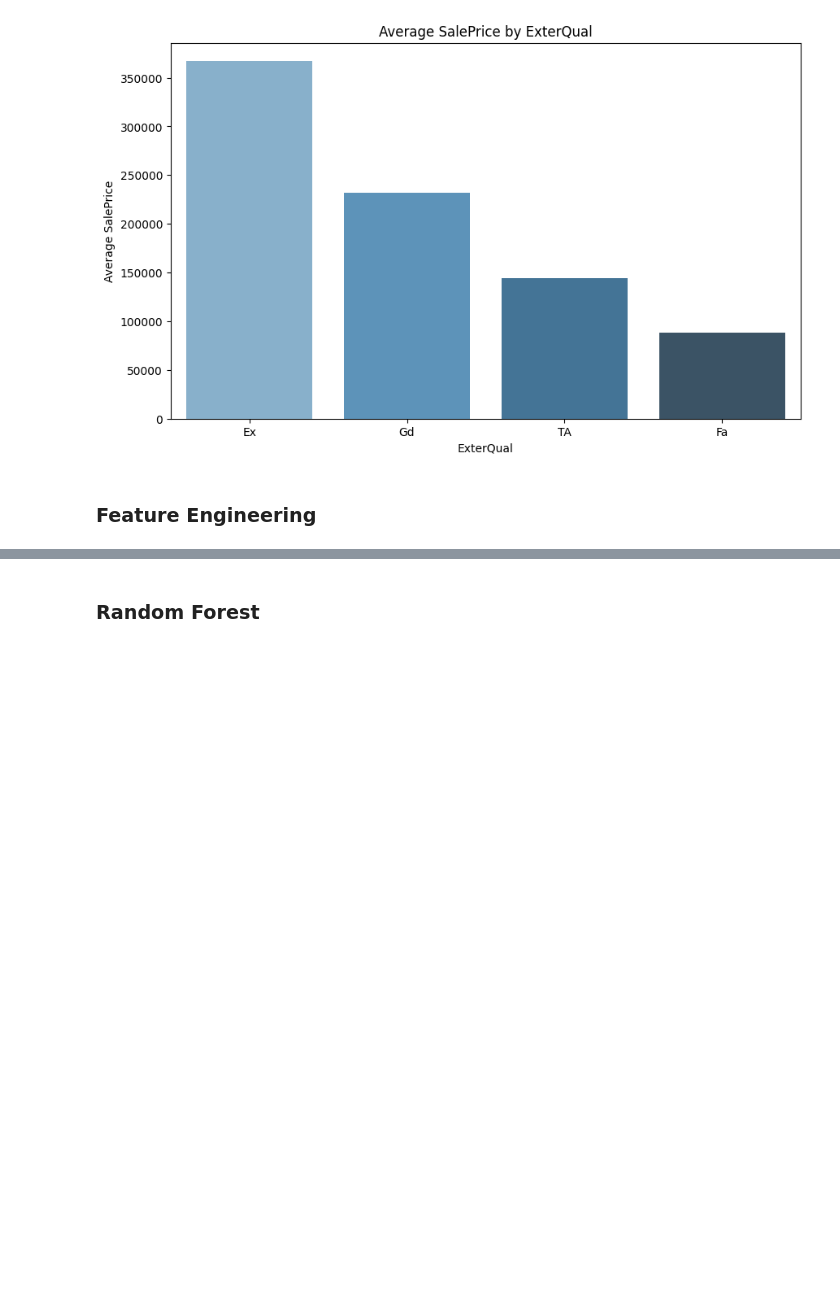
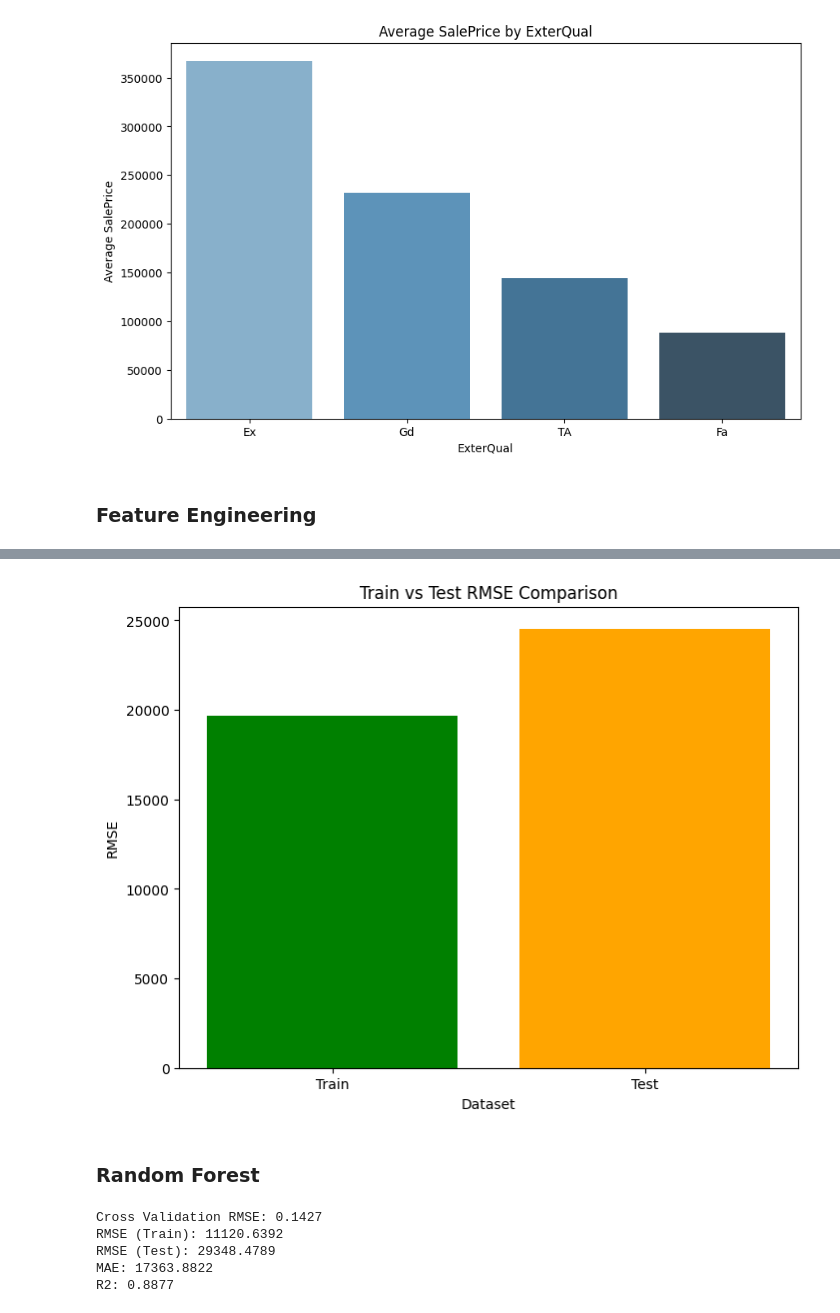
Before and after one commit to Graceyujung/Kaggle, a Jupyter notebook: Kaggle/housing_prices/main.ipynb, the cells around one changed output, grey strips where cells are left out. Cells and saved outputs as stored; diff of their text form; code cells hidden in the pictures; blank space fills up the shorter version.

```diff
--- a/Kaggle/housing_prices/main.ipynb
+++ b/Kaggle/housing_prices/main.ipynb
@@ -609,0 +604,7 @@ print(feature_importance)
+# %%
+from sklearn.preprocessing import RobustScaler, OneHotEncoder, OrdinalEncoder, LabelEncoder
+from sklearn.model_selection import train_test_split
+
+X = train.drop('SalePrice', axis=1)
+Y = train['SalePrice']
+X_train, X_test, Y_train, Y_test = train_test_split(X, Y, test_size=0.2, random_state=42)
@@ -609,0 +631,16 @@ print(feature_importance)
+# %%
+ordinal_cols = ['ExterQual', 'ExterCond', 'BsmtCond', 'HeatingQC', 'KitchenQual',
+                'FireplaceQu', 'GarageQual', 'GarageCond', 'BsmtQual']
+
+quality_mapping = {
+    'None': 0,
+    'Po': 1,
+    'Fa': 2,
+    'TA': 3,
+    'Gd': 4,
+    'Ex': 5
+}
+
+for col in ordinal_cols:
+    X_train[col] = X_train[col].map(quality_mapping)
+    X_test[col] = X_test[col].map(quality_mapping)
@@ -609,0 +735,7 @@ print(feature_importance)
+# %%
+numeric_cols = numeric_cols.drop(['Id', 'SalePrice', 'BsmtFinSF2', 'LowQualFinSF', 'MiscVal'])
+
+scaler = RobustScaler()
+
+X_train[numeric_cols] = scaler.fit_transform(X_train[numeric_cols])
+X_test[numeric_cols] = scaler.transform(X_test[numeric_cols])
@@ -610,2 +817,28 @@ print(feature_importance)
+# %%
+def plot_performance(train_rmse, test_rmse):
+    labels = ['Train', 'Test']
+    values = [train_rmse, test_rmse]
+
+    plt.figure(figsize=(8, 6))
+    plt.bar(labels, values, color=['green', 'orange'])
+    plt.xlabel('Dataset')
+    plt.ylabel('RMSE')
+    plt.title('Train vs Test RMSE Comparison')
+    plt.show()
+
+plot_performance(train_rmse, rmse)
+# %% [output]
+[figure, added]
 # %% [markdown]
 ### Random Forest
+# %%
+from sklearn.ensemble import RandomForestRegressor, GradientBoostingRegressor
+
+rf = RandomForestRegressor(n_estimators=100, random_state=42)
+train_rmse, rmse, Y_log = evaluate_model(rf, X_train, X_test, Y_train, Y_test)
+# %% [output]
+Cross Validation RMSE: 0.1427
+RMSE (Train): 11120.6392
+RMSE (Test): 29348.4789
+MAE: 17363.8822
+R2: 0.8877
```
Also changed, not shown: parts of 58 cells of this notebook.
